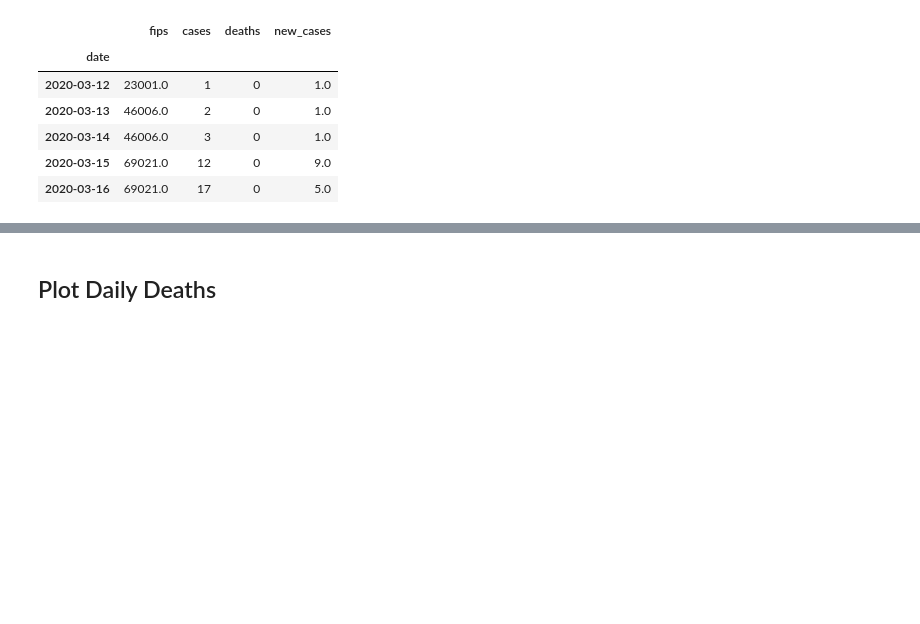
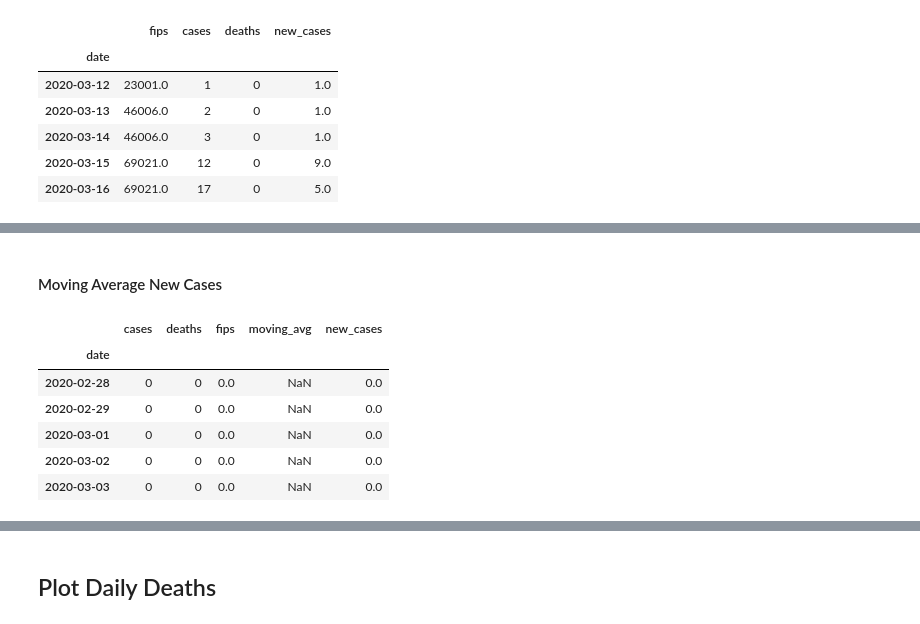
Before and after one commit to balmandhunter/covid, a Jupyter notebook: maine_covid_data.ipynb, the cells around one changed output, grey strips where cells are left out. Drawn from its saved outputs; the diff is of its cells as text; code cells hidden in the pictures; blank space fills up the shorter version.

```diff
--- a/maine_covid_data.ipynb
+++ b/maine_covid_data.ipynb
@@ -112,0 +163,26 @@ bar_chart.render_to_file('plots/new_cases_maine.svg')                          #
+# %%
+df_zeros = pd.DataFrame.from_dict({'date':['2020-02-28','2020-02-29','2020-03-01','2020-03-02','2020-03-03','2020-03-04',
+                                           '2020-03-05','2020-03-06','2020-03-07','2020-03-08','2020-03-09',
+                                           '2020-03-10','2020-03-11'],
+                                   'deaths':[0]*13,
+                                   'fips':[0]*13,
+                                   'cases':[0]*13,
+                                   'new_cases':[0]*13})
+# %%
+df_zeros.set_index('date', inplace=True)
+# %%
+df_state_tot = pd.concat([df_zeros, df_state_tot], sort=True)
+# %% [markdown]
+#### Moving Average New Cases
+# %%
+df_state_tot['moving_avg'] = df_state_tot.new_cases.rolling(window=14).mean()
+# %%
+df_state_tot.head()
+# %% [output]
+|  | cases | deaths | fips | moving_avg | new_cases |
+| date |  |  |  |  |  |
+| 2020-02-28 | 0 | 0 | 0.0 | NaN | 0.0 |
+| 2020-02-29 | 0 | 0 | 0.0 | NaN | 0.0 |
+| 2020-03-01 | 0 | 0 | 0.0 | NaN | 0.0 |
+| 2020-03-02 | 0 | 0 | 0.0 | NaN | 0.0 |
+| 2020-03-03 | 0 | 0 | 0.0 | NaN | 0.0 |
```
Also changed, not shown: parts of 16 cells of this notebook.
